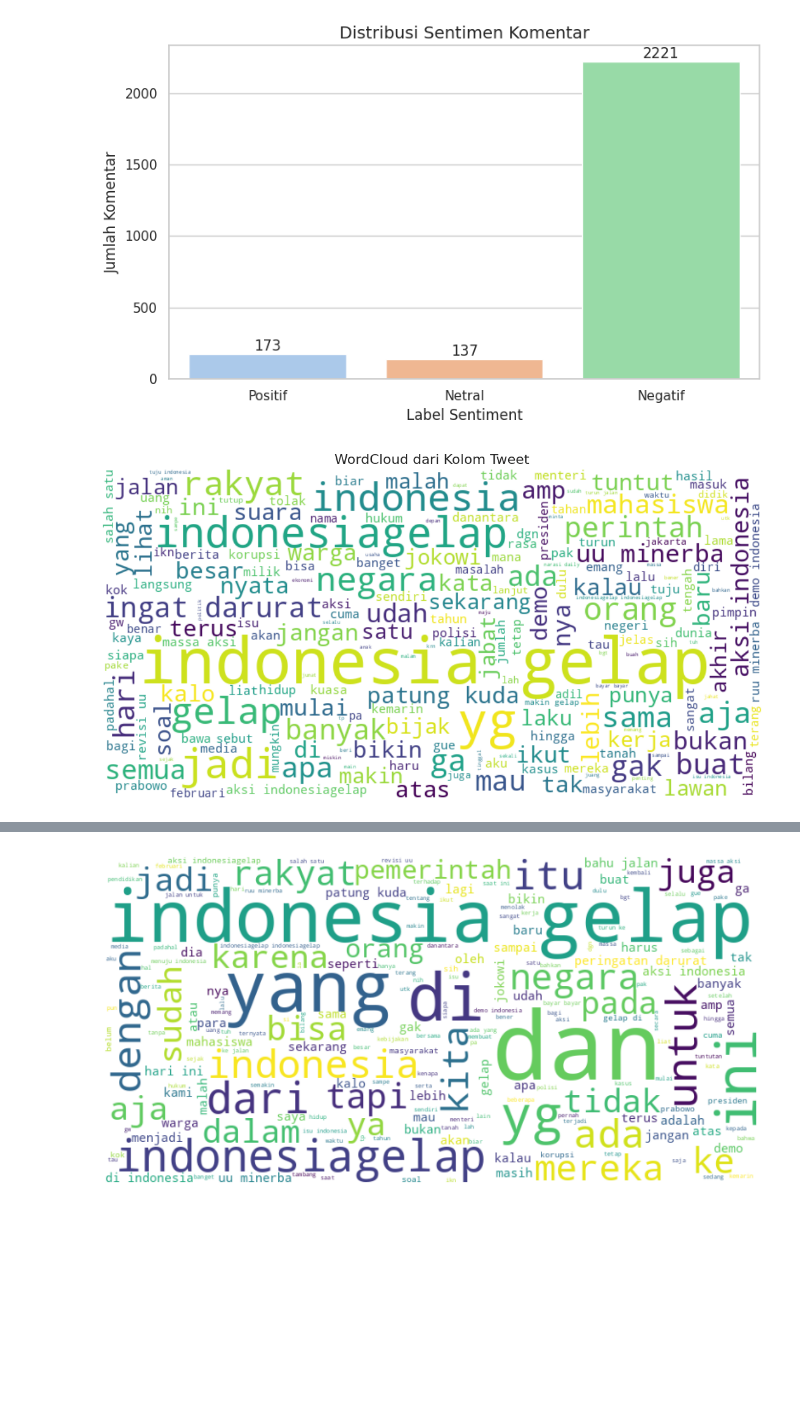
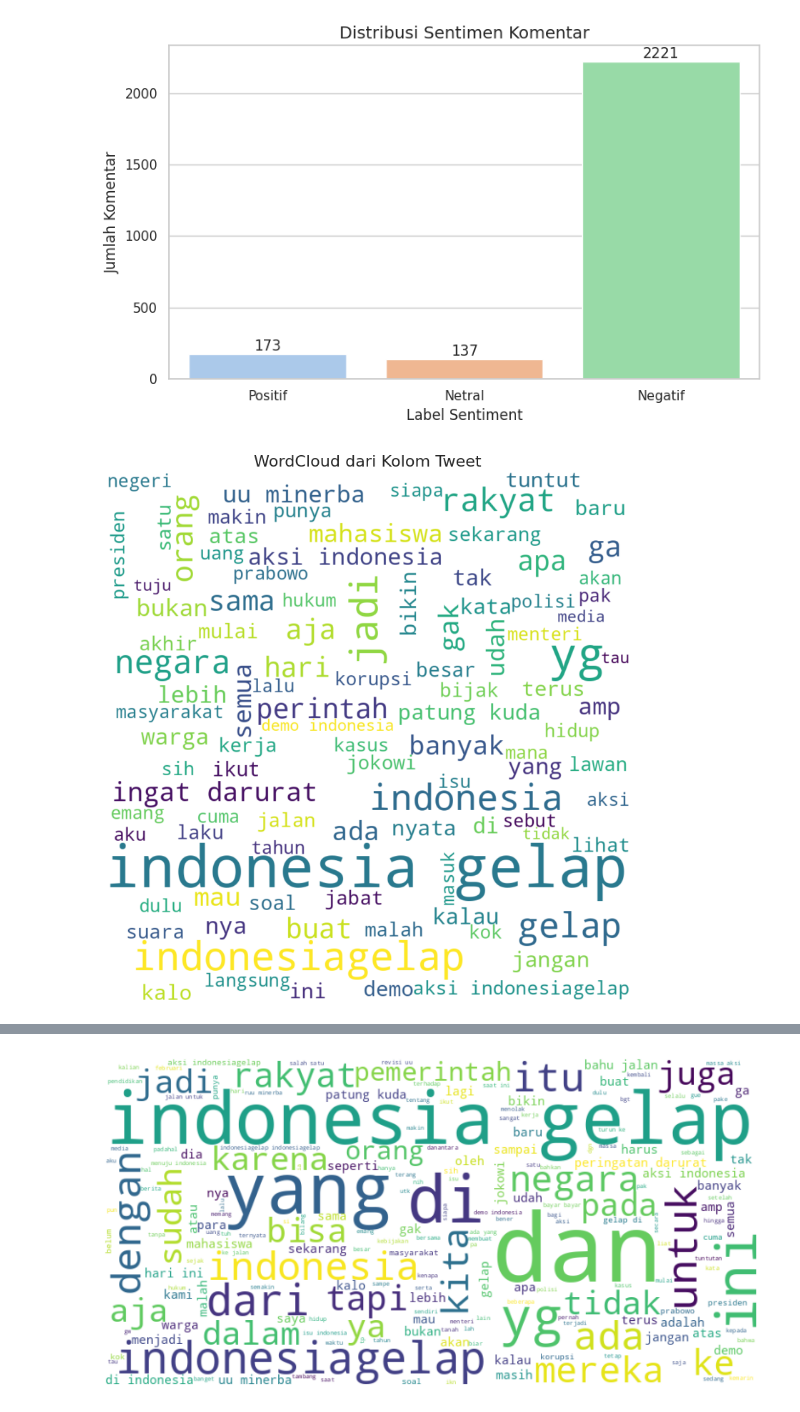
Before and after one commit to DhaniAAA/Scrapping-Ulasan, a Jupyter notebook: Teks_Klasifikasi.ipynb, the cells around one changed output, grey strips where cells are left out. Drawn from its saved outputs; the diff is of its cells as text; code cells hidden in the pictures; blank space fills up the shorter version.

```diff
--- a/Teks_Klasifikasi.ipynb
+++ b/Teks_Klasifikasi.ipynb
@@ -538,0 +542,3 @@ print(df[['tweet', 'Sentiment', 'Score']])
+# %%
+df=pd.read_csv("/content/Hasil_Sentiment_Analysis.csv")
+df
@@ -574,23 +594,23 @@ Passing `palette` without assigning `hue` is deprecated and will be removed in v
 # %%
 import pandas as pd
 from wordcloud import WordCloud
 import matplotlib.pyplot as plt
 
 # Baca dataset
 #df = pd.read_csv('/content/Data_Cleaned_Final.csv')
 
 # Gabungkan semua teks dalam kolom 'tweet' jadi satu string besar
 all_text = ' '.join(df['tweet'].dropna().astype(str))
 
 # Buat objek WordCloud
-wordcloud = WordCloud(width=800, height=400, background_color='white', colormap='viridis').generate(all_text)
+wordcloud = WordCloud(max_words=100, max_font_size=160, width=1000, height=1000, mode='RGBA', background_color='white', colormap='viridis').generate(all_text)
 
 # Tampilkan WordCloud
-plt.figure(figsize=(12, 6))
+plt.figure(figsize=(15, 8))
 plt.imshow(wordcloud, interpolation='bilinear')
 plt.axis('off')
 plt.title('WordCloud dari Kolom Tweet', fontsize=16)
 plt.tight_layout()
 plt.show()
 # %% [output]
-[figure, old version]
+[figure, new version]
```
Also changed, not shown: parts of 9 cells of this notebook.
